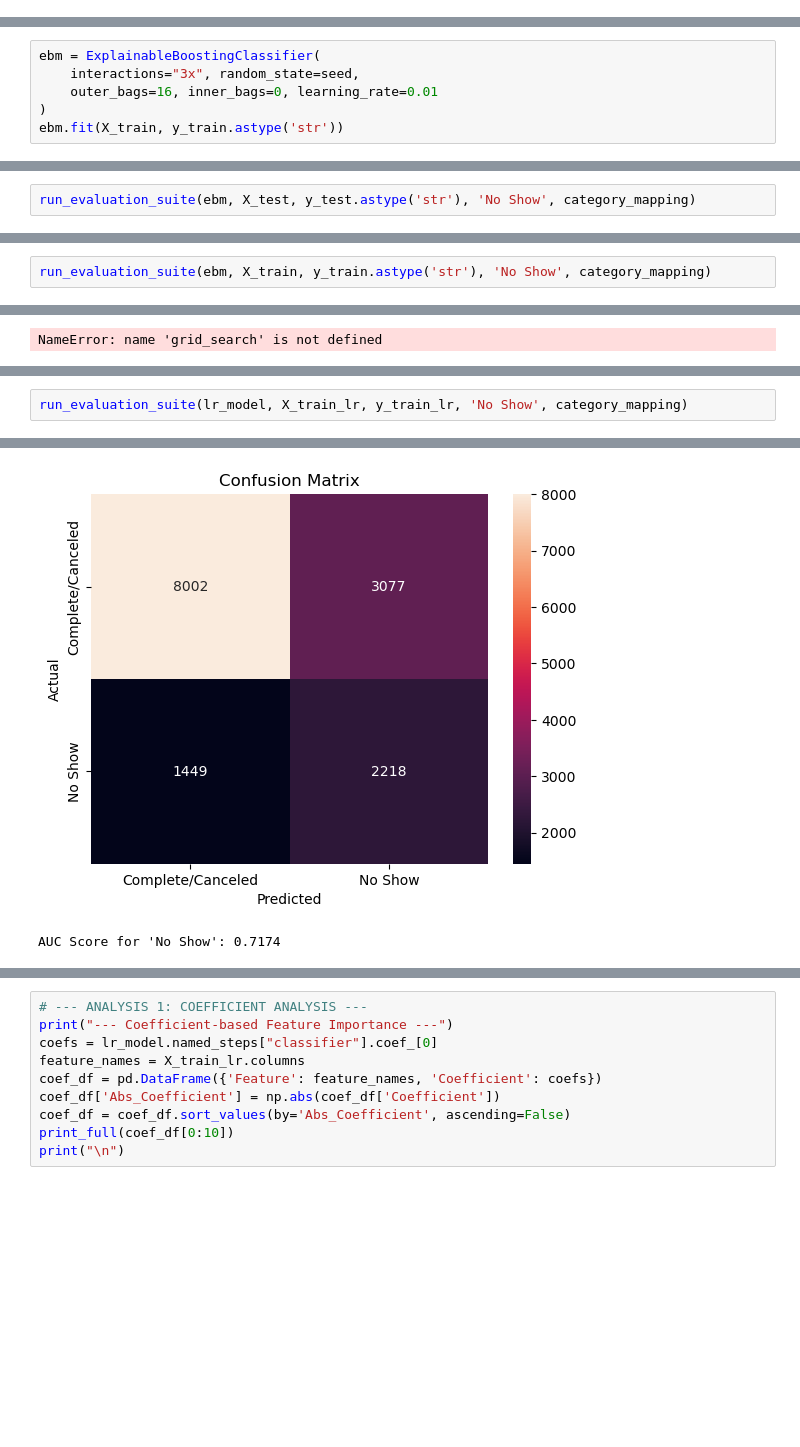
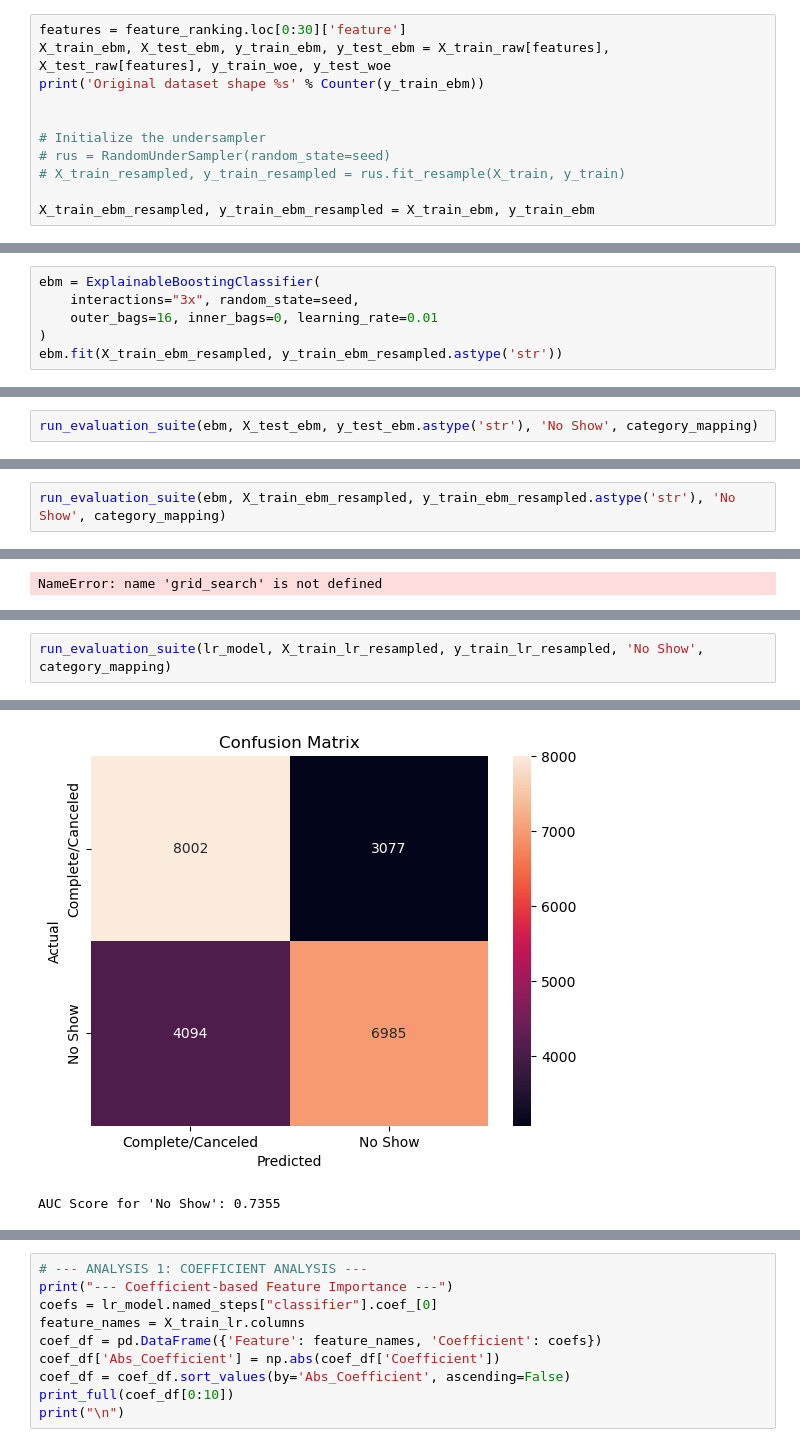
Before and after one commit to nguyenston/Prediction-of-Missed-Lung-Cancer-Screening-using-SDOH, a Jupyter notebook: data_explorer.ipynb, the cells around one changed output, grey strips where cells are left out. Cells and saved outputs as stored; diff of their text form; blank space fills up the shorter version.

```diff
--- a/data_explorer.ipynb
+++ b/data_explorer.ipynb
@@ -1169,3 +1164,14 @@ plt.gca().invert_yaxis()
 plt.show()
 # %% [output]
 [figure]
+# %%
+features = feature_ranking.loc[0:30]['feature']
+X_train_ebm, X_test_ebm, y_train_ebm, y_test_ebm = X_train_raw[features], X_test_raw[features], y_train_woe, y_test_woe
+print('Original dataset shape %s' % Counter(y_train_ebm))
+
+
+# Initialize the undersampler
+# rus = RandomUnderSampler(random_state=seed)
+# X_train_resampled, y_train_resampled = rus.fit_resample(X_train, y_train)
+
+X_train_ebm_resampled, y_train_ebm_resampled = X_train_ebm, y_train_ebm
@@ -1174,12 +1182,12 @@ ebm = ExplainableBoostingClassifier(
     interactions="3x", random_state=seed,
     outer_bags=16, inner_bags=0, learning_rate=0.01
 )
-ebm.fit(X_train, y_train.astype('str'))
+ebm.fit(X_train_ebm_resampled, y_train_ebm_resampled.astype('str'))
 # %% [output]
 ExplainableBoostingClassifier(learning_rate=0.01, outer_bags=16,
                               random_state=200)
 # %%
-run_evaluation_suite(ebm, X_test, y_test.astype('str'), 'No Show', category_mapping)
+run_evaluation_suite(ebm, X_test_ebm, y_test_ebm.astype('str'), 'No Show', category_mapping)
 # %% [output]
 --- Classification Report ---
                    precision    recall  f1-score   support
@@ -1199,5 +1207,5 @@ AUC Score for 'No Show': 0.7290
 # %%
-run_evaluation_suite(ebm, X_train, y_train.astype('str'), 'No Show', category_mapping)
+run_evaluation_suite(ebm, X_train_ebm_resampled, y_train_ebm_resampled.astype('str'), 'No Show', category_mapping)
 # %% [output]
 --- Classification Report ---
                    precision    recall  f1-score   support
@@ -1349,6 +1367,6 @@ AUC Score for 'No Show': 0.7090
 [figure]
 # %%
-run_evaluation_suite(lr_model, X_train_lr, y_train_lr, 'No Show', category_mapping)
+run_evaluation_suite(lr_model, X_train_lr_resampled, y_train_lr_resampled, 'No Show', category_mapping)
 # %% [output]
 --- Classification Report ---
                    precision    recall  f1-score   support
@@ -1362,5 +1380,5 @@ Complete/Canceled       0.85      0.72      0.78     11079
 
 
 --- Confusion Matrix ---
-[figure, old version]
+[figure, new version]
-AUC Score for 'No Show': 0.7174
+AUC Score for 'No Show': 0.7355
```
Also changed, not shown: parts of 17 cells of this notebook.
